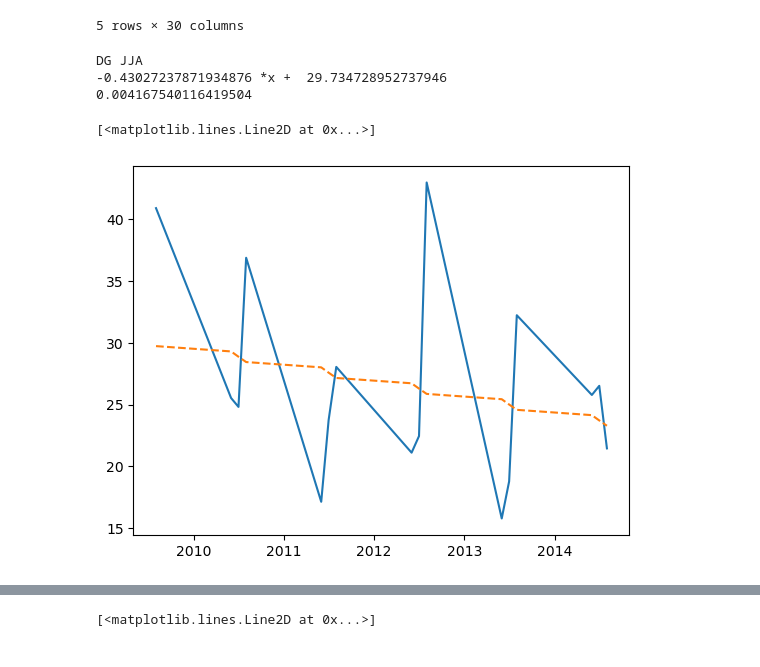
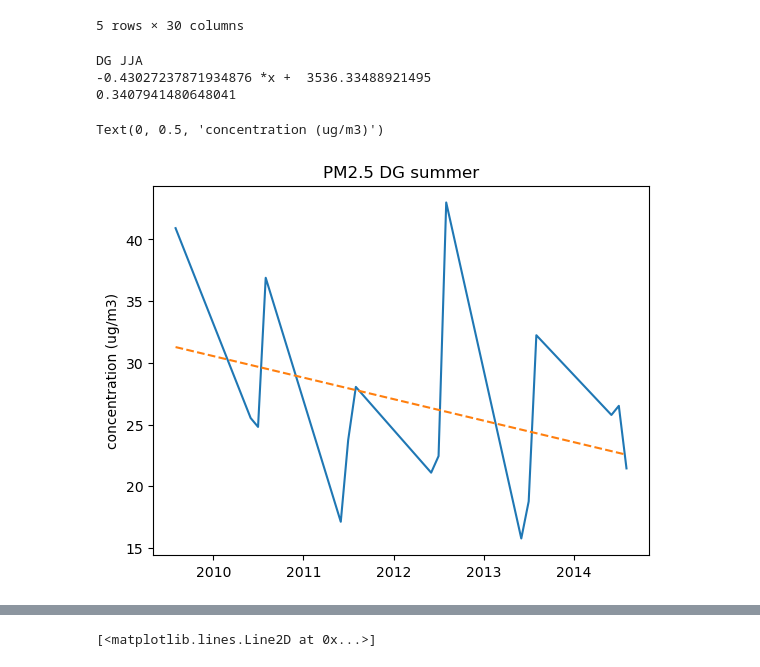
Before and after one commit to h-duan/PM, a Jupyter notebook: PM_species.ipynb, the cells around one changed output, grey strips where cells are left out. Drawn from its saved outputs; the diff is of its cells as text; code cells hidden in the pictures.

```diff
--- a/PM_species.ipynb
+++ b/PM_species.ipynb
@@ -1125,29 +1126,31 @@ mask = ~np.isnan(jjaDG['Teflon Mass'])
 # %%
 # Fit a linear regression model
 from scipy import stats
 
-
-
 y = range(len(jjaDG))
+yy = jjaDG['date'].map(pd.Timestamp.toordinal)
 slopedg, intercept, r_value, p_valuedg, std_err = stats.linregress(y,jjaDG['Teflon Mass'])
+slope, intercept, r_value, p_value, std_err = stats.linregress(yy,jjaDG['Teflon Mass'])
 
 
 # reslt using linear regression
 lin = []
-for i in y:
-    lin.append(slopedg*i+intercept)
+for i in yy:
+    lin.append(slope*i+intercept)
 
 
 plt.show()
 print('DG JJA')
 print(slopedg,'*x + ',intercept)
-print(p_value)
+print(p_valuedg)
 
 plt.plot(jjaDG['date'], jjaDG['Teflon Mass'])
 plt.plot(jjaDG['date'], lin, linestyle= '--')
+plt.title('PM2.5 DG summer')
+plt.ylabel('concentration (ug/m3)')
 # %% [output]
 DG JJA
--0.43027237871934876 *x +  29.734728952737946
-0.004167540116419504
+-0.43027237871934876 *x +  3536.33488921495
+0.3407941480648041
-[<matplotlib.lines.Line2D at 0x...>]
+Text(0, 0.5, 'concentration (ug/m3)')
-[figure, old version]
+[figure, new version]
```
Also changed, not shown: parts of 78 cells of this notebook, 1 other file.
